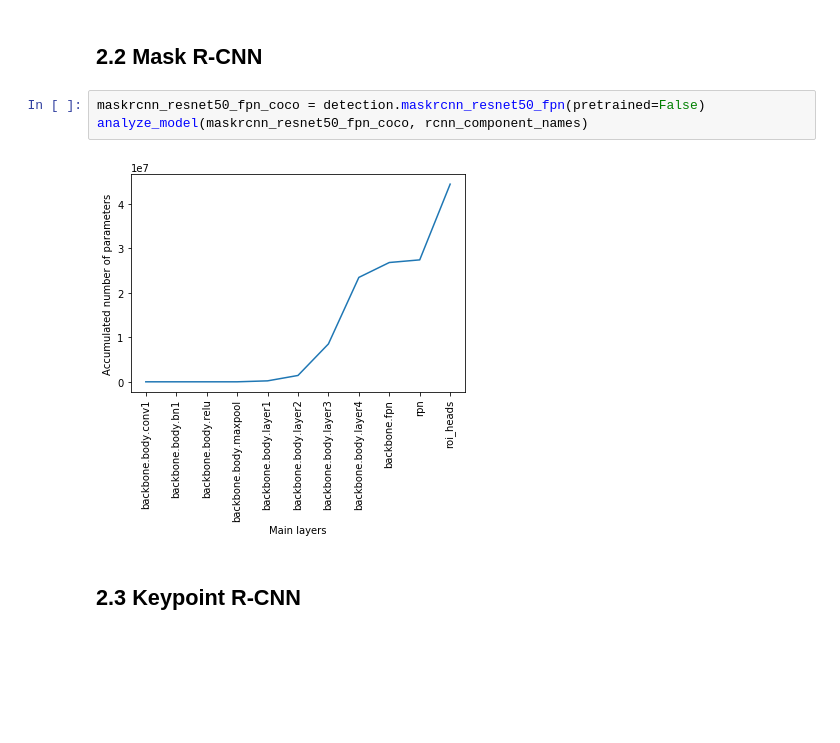
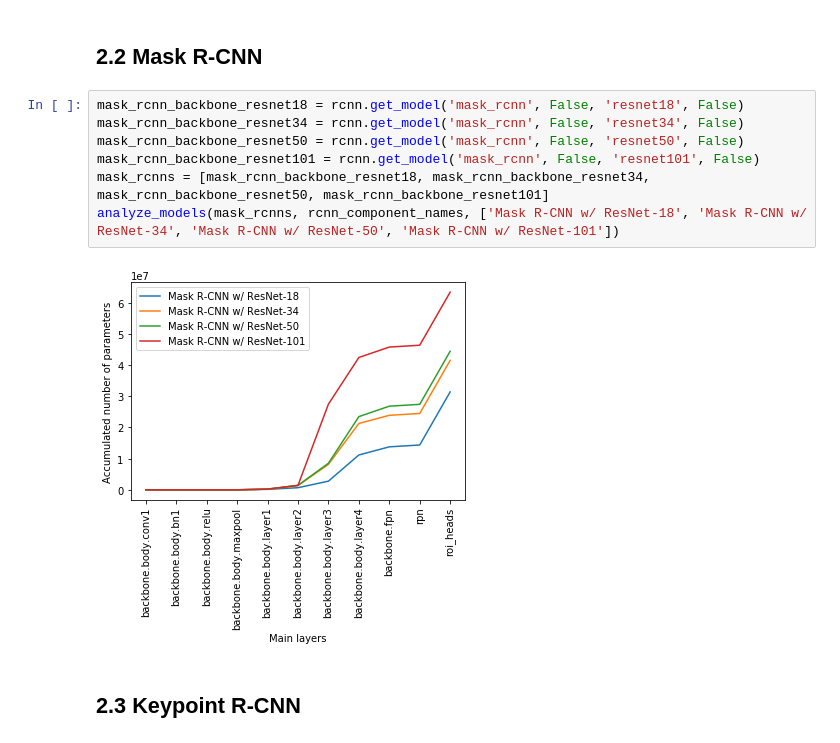
Before and after one commit to yoshitomo-matsubara/hnd-ghnd-object-detectors, a Jupyter notebook: src/complexity_analyzer.ipynb, the cells around one changed output. Saved outputs shown, nothing was run; the diff lists cells and outputs as text; blank space fills up the shorter version.

```diff
--- a/src/complexity_analyzer.ipynb
+++ b/src/complexity_analyzer.ipynb
@@ -124,9 +133,13 @@ analyze_model(fasterrcnn_resnet50_fpn_coco, rcnn_component_names)
 # %% [markdown]
 ## 2.2 Mask R-CNN
-# %%
-maskrcnn_resnet50_fpn_coco = detection.maskrcnn_resnet50_fpn(pretrained=False)
-analyze_model(maskrcnn_resnet50_fpn_coco, rcnn_component_names)
-# %% [output]
-[figure, removed]
+# %%
+mask_rcnn_backbone_resnet18 = rcnn.get_model('mask_rcnn', False, 'resnet18', False)
+mask_rcnn_backbone_resnet34 = rcnn.get_model('mask_rcnn', False, 'resnet34', False)
+mask_rcnn_backbone_resnet50 = rcnn.get_model('mask_rcnn', False, 'resnet50', False)
+mask_rcnn_backbone_resnet101 = rcnn.get_model('mask_rcnn', False, 'resnet101', False)
+mask_rcnns = [mask_rcnn_backbone_resnet18, mask_rcnn_backbone_resnet34, mask_rcnn_backbone_resnet50, mask_rcnn_backbone_resnet101]
+analyze_models(mask_rcnns, rcnn_component_names, ['Mask R-CNN w/ ResNet-18', 'Mask R-CNN w/ ResNet-34', 'Mask R-CNN w/ ResNet-50', 'Mask R-CNN w/ ResNet-101'])
+# %% [output]
+[figure, added]
 # %% [markdown]
 ## 2.3 Keypoint R-CNN
```
Also changed, not shown: parts of 7 cells of this notebook, 1 other file.
